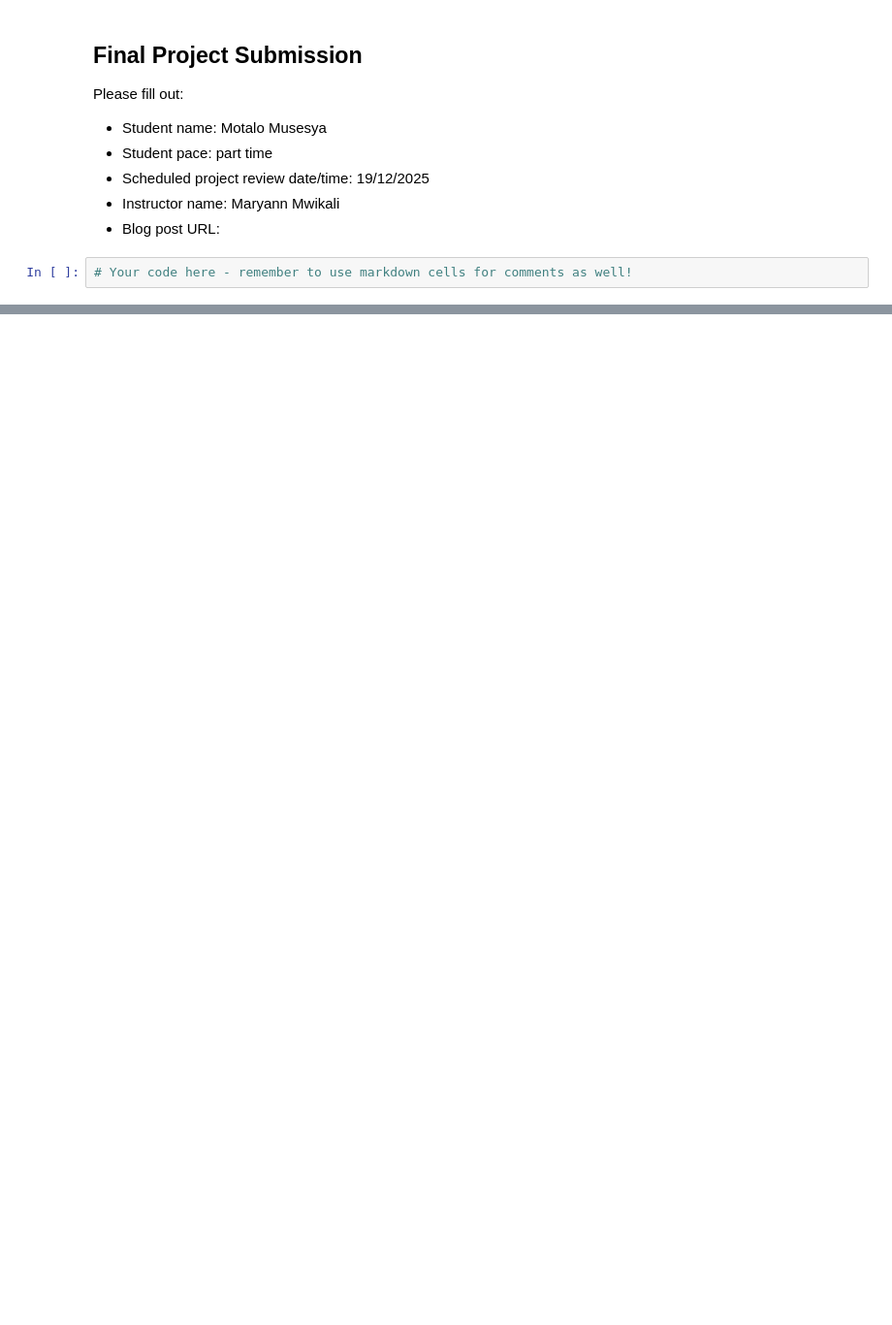
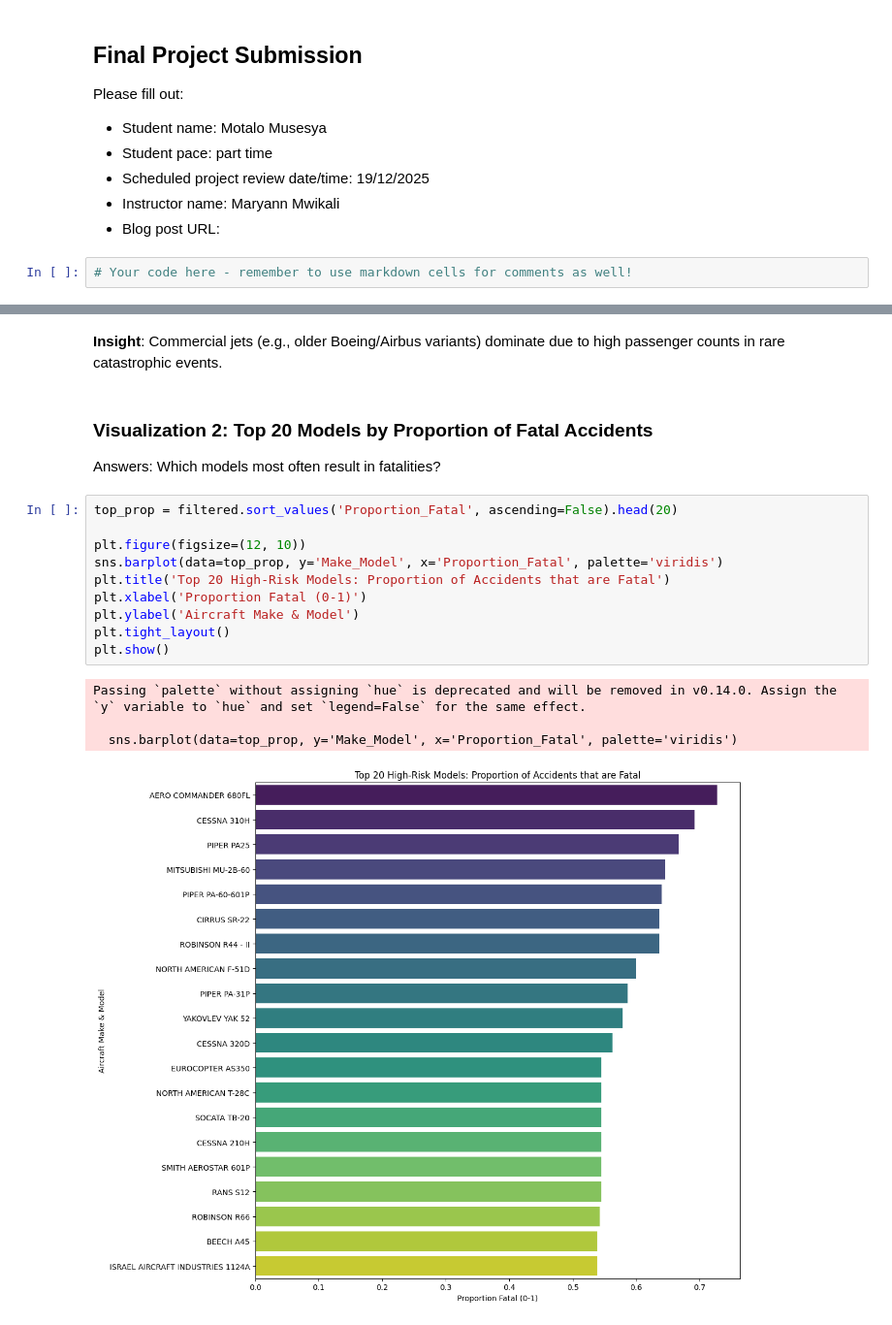
Before and after one commit to t3ch-N/dsc-phase-1-project-v3, a Jupyter notebook: student.ipynb, the cells around one changed output, grey strips where cells are left out. Shown at 97% size. Cells and saved outputs as stored; diff of their text form; blank space fills up the shorter version.

```diff
--- a/student.ipynb
+++ b/student.ipynb
@@ -460,0 +124,20 @@ plt.show()
+# %% [markdown]
+**Insight**: Commercial jets (e.g., older Boeing/Airbus variants) dominate due to high passenger counts in rare catastrophic events.
+# %% [markdown]
+### Visualization 2: Top 20 Models by Proportion of Fatal Accidents
+Answers: Which models most often result in fatalities?
+# %%
+top_prop = filtered.sort_values('Proportion_Fatal', ascending=False).head(20)
+
+plt.figure(figsize=(12, 10))
+sns.barplot(data=top_prop, y='Make_Model', x='Proportion_Fatal', palette='viridis')
+plt.title('Top 20 High-Risk Models: Proportion of Accidents that are Fatal')
+plt.xlabel('Proportion Fatal (0-1)')
+plt.ylabel('Aircraft Make & Model')
+plt.tight_layout()
+plt.show()
+# %% [output]
+Passing `palette` without assigning `hue` is deprecated and will be removed in v0.14.0. Assign the `y` variable to `hue` and set `legend=False` for the same effect.
+
+  sns.barplot(data=top_prop, y='Make_Model', x='Proportion_Fatal', palette='viridis')
+[figure, added]
```
Also changed, not shown: parts of 85 cells of this notebook.
